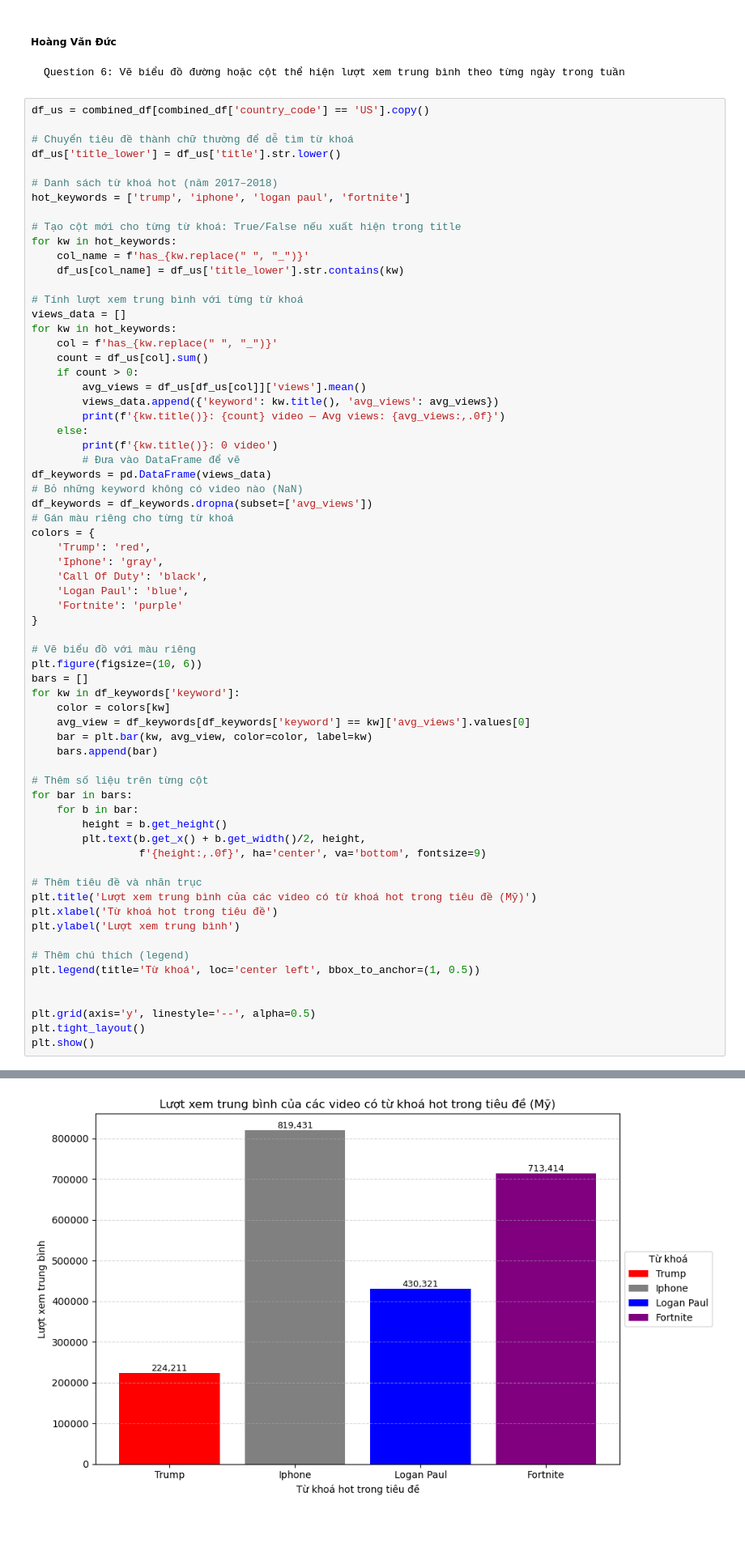
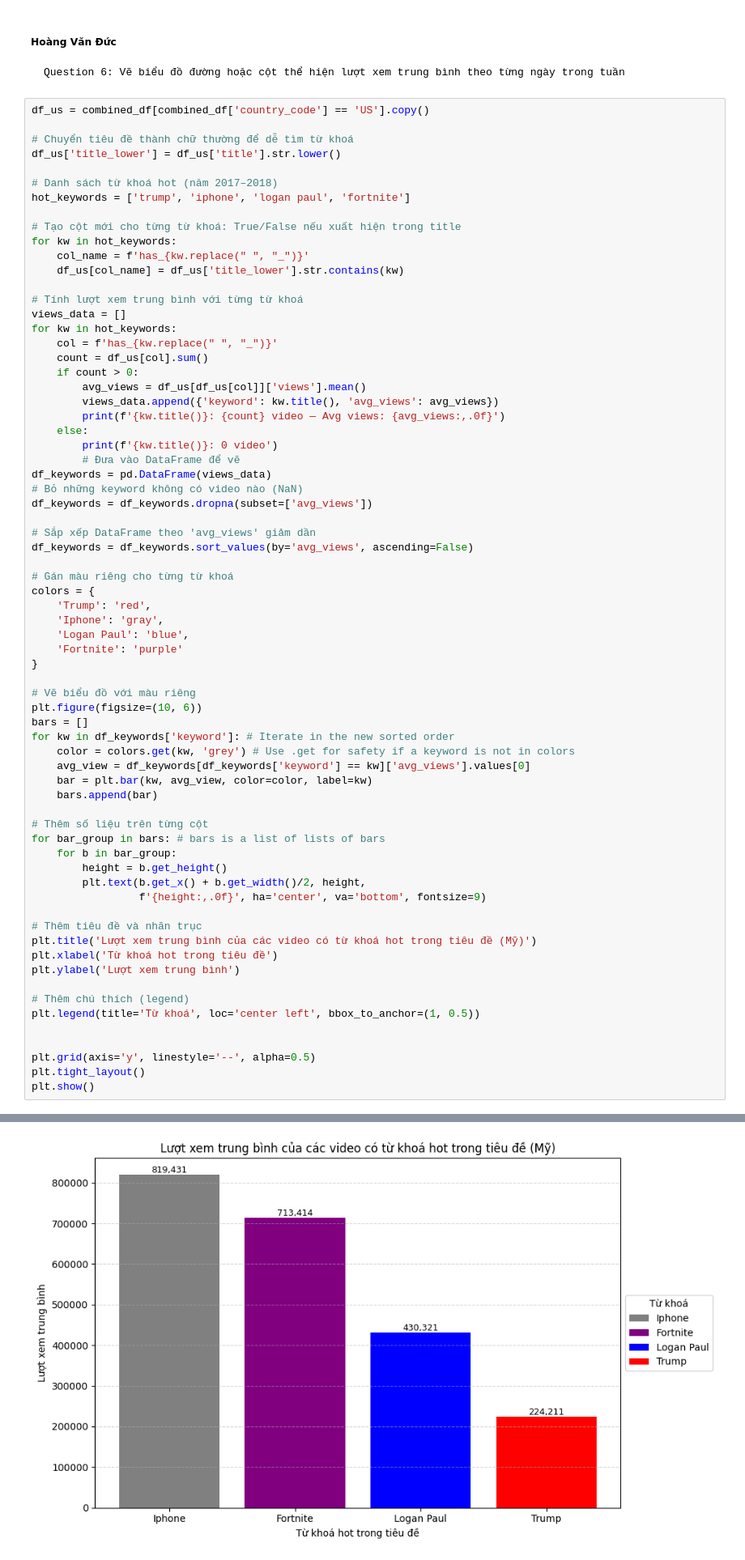
Before and after one commit to YumeSoft/Youtube-Data-Analysis-Project, a Jupyter notebook: Project_DA_cuối_kỳ.ipynb, the cells around one changed output, grey strips where cells are left out. Shown at 81% size. Saved outputs shown, nothing was run; the diff lists cells and outputs as text; blank space fills up the shorter version.

```diff
--- a/Project_DA_cuối_kỳ.ipynb
+++ b/Project_DA_cuối_kỳ.ipynb
@@ -998,47 +987,50 @@ for kw in hot_keywords:
 df_keywords = pd.DataFrame(views_data)
 # Bỏ những keyword không có video nào (NaN)
 df_keywords = df_keywords.dropna(subset=['avg_views'])
+
+# Sắp xếp DataFrame theo 'avg_views' giảm dần
+df_keywords = df_keywords.sort_values(by='avg_views', ascending=False)
+
 # Gán màu riêng cho từng từ khoá
 colors = {
     'Trump': 'red',
     'Iphone': 'gray',
-    'Call Of Duty': 'black',
     'Logan Paul': 'blue',
     'Fortnite': 'purple'
 }
 
 # Vẽ biểu đồ với màu riêng
 plt.figure(figsize=(10, 6))
 bars = []
-for kw in df_keywords['keyword']:
-    color = colors[kw]
+for kw in df_keywords['keyword']: # Iterate in the new sorted order
+    color = colors.get(kw, 'grey') # Use .get for safety if a keyword is not in colors
     avg_view = df_keywords[df_keywords['keyword'] == kw]['avg_views'].values[0]
     bar = plt.bar(kw, avg_view, color=color, label=kw)
     bars.append(bar)
 
 # Thêm số liệu trên từng cột
-for bar in bars:
-    for b in bar:
+for bar_group in bars: # bars is a list of lists of bars
+    for b in bar_group:
         height = b.get_height()
         plt.text(b.get_x() + b.get_width()/2, height,
                  f'{height:,.0f}', ha='center', va='bottom', fontsize=9)
 
 # Thêm tiêu đề và nhãn trục
 plt.title('Lượt xem trung bình của các video có từ khoá hot trong tiêu đề (Mỹ)')
 plt.xlabel('Từ khoá hot trong tiêu đề')
 plt.ylabel('Lượt xem trung bình')
 
 # Thêm chú thích (legend)
 plt.legend(title='Từ khoá', loc='center left', bbox_to_anchor=(1, 0.5))
 
 
 plt.grid(axis='y', linestyle='--', alpha=0.5)
 plt.tight_layout()
 plt.show()
 # %% [output]
 Trump: 44 video — Avg views: 224,211
 Iphone: 21 video — Avg views: 819,431
 Logan Paul: 1 video — Avg views: 430,321
 Fortnite: 4 video — Avg views: 713,414
-[figure, old version]
+[figure, new version]
 # %% [markdown]
```
Also changed, not shown: parts of 4 cells of this notebook.
